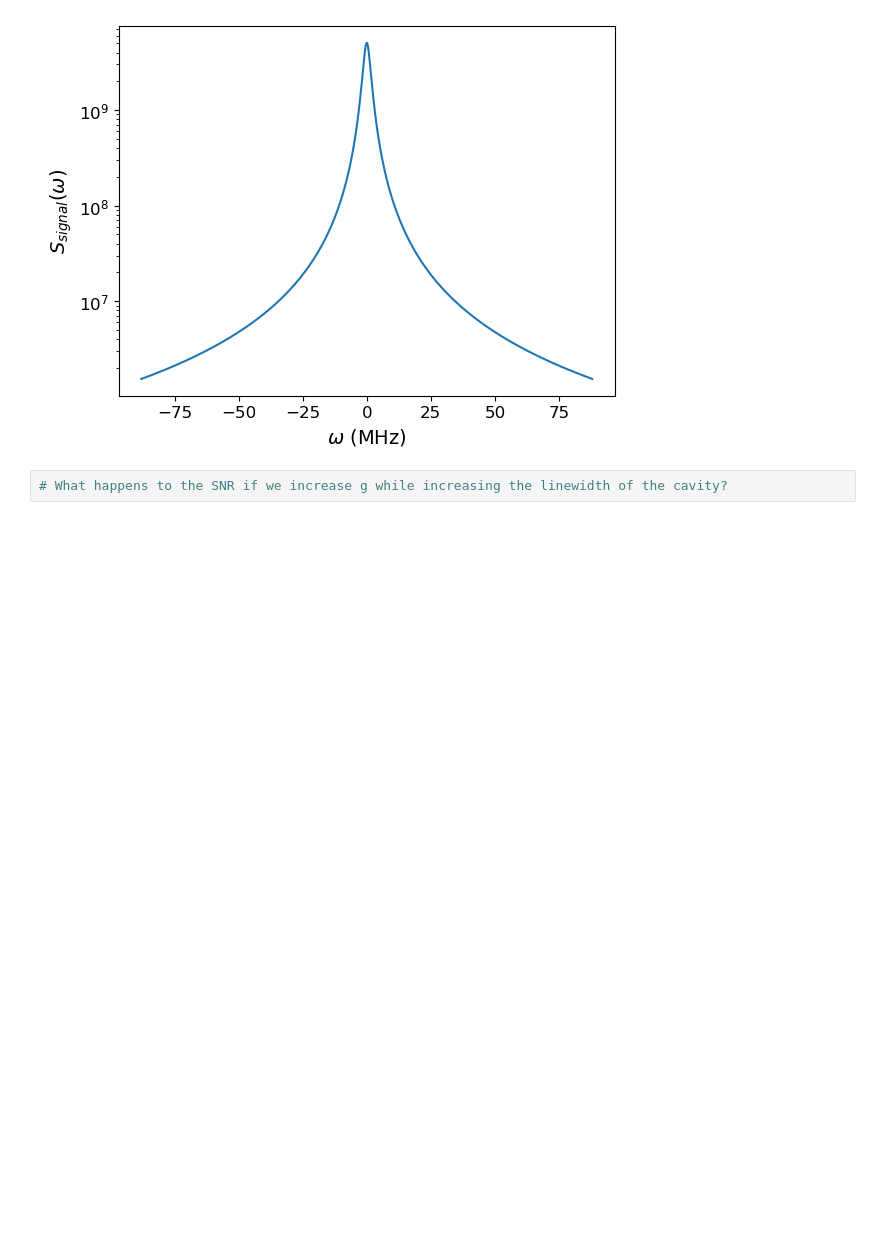
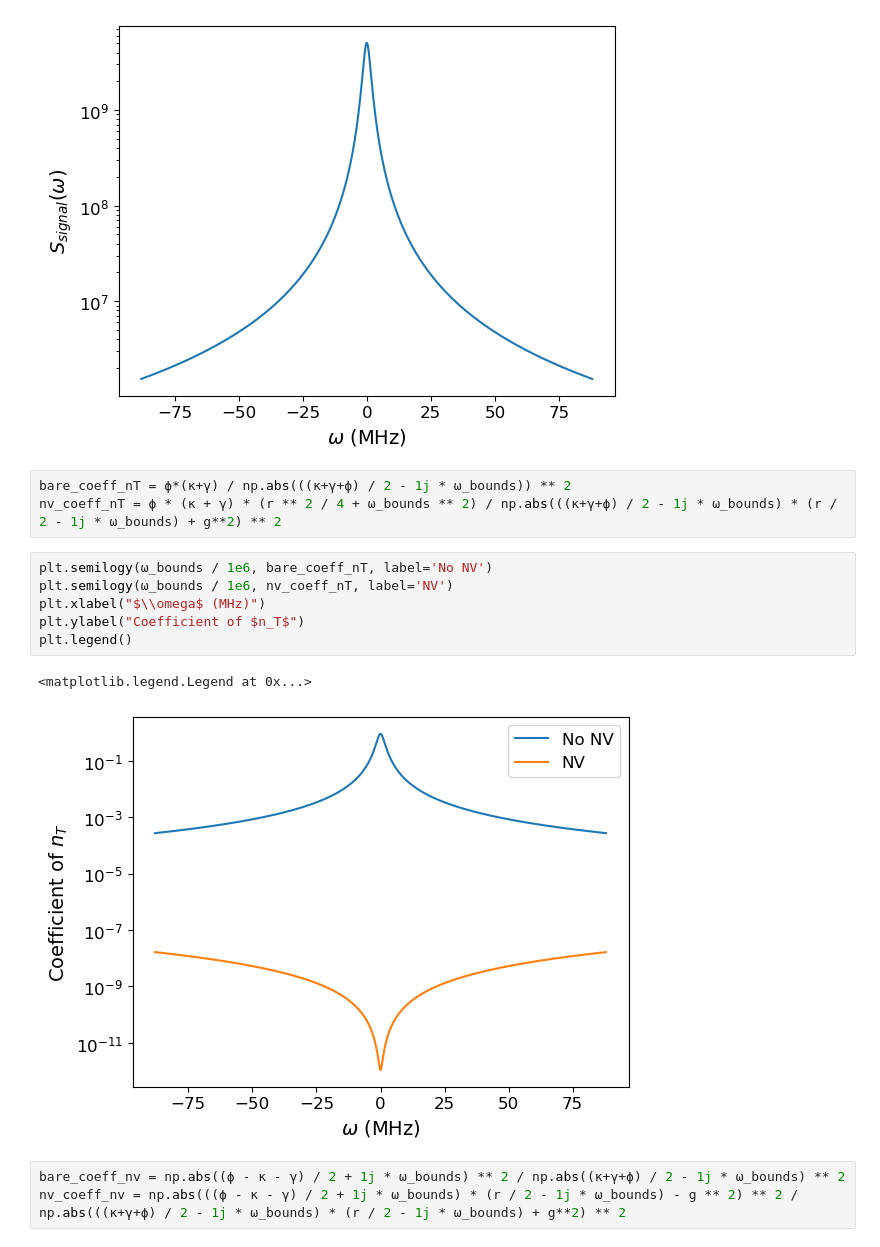
Before and after one commit to jleamer/mode_cooling, a Jupyter notebook: attenuation_calcs.ipynb, the cells around one changed output. Saved outputs shown, nothing was run; the diff lists cells and outputs as text; blank space fills up the shorter version.

```diff
--- a/attenuation_calcs.ipynb
+++ b/attenuation_calcs.ipynb
@@ -688,4 +733,17 @@ Text(0, 0.5, '$S_{signal}(\\omega)$')
 [figure]
 [figure]
 # %%
-# What happens to the SNR if we increase g while increasing the linewidth of the cavity?
+bare_coeff_nT = ϕ*(κ+γ) / np.abs(((κ+γ+ϕ) / 2 - 1j * ω_bounds)) ** 2
+nv_coeff_nT = ϕ * (κ + γ) * (r ** 2 / 4 + ω_bounds ** 2) / np.abs(((κ+γ+ϕ) / 2 - 1j * ω_bounds) * (r / 2 - 1j * ω_bounds) + g**2) ** 2
+# %%
+plt.semilogy(ω_bounds / 1e6, bare_coeff_nT, label='No NV')
+plt.semilogy(ω_bounds / 1e6, nv_coeff_nT, label='NV')
+plt.xlabel("$\\omega$ (MHz)")
+plt.ylabel("Coefficient of $n_T$")
+plt.legend()
+# %% [output]
+<matplotlib.legend.Legend at 0x...>
+[figure, added]
+# %%
+bare_coeff_nv = np.abs((ϕ - κ - γ) / 2 + 1j * ω_bounds) ** 2 / np.abs((κ+γ+ϕ) / 2 - 1j * ω_bounds) ** 2
+nv_coeff_nv = np.abs(((ϕ - κ - γ) / 2 + 1j * ω_bounds) * (r / 2 - 1j * ω_bounds) - g ** 2) ** 2 / np.abs(((κ+γ+ϕ) / 2 - 1j * ω_bounds) * (r / 2 - 1j * ω_bounds) + g**2) ** 2
```
Also changed, not shown: parts of 19 cells of this notebook.
